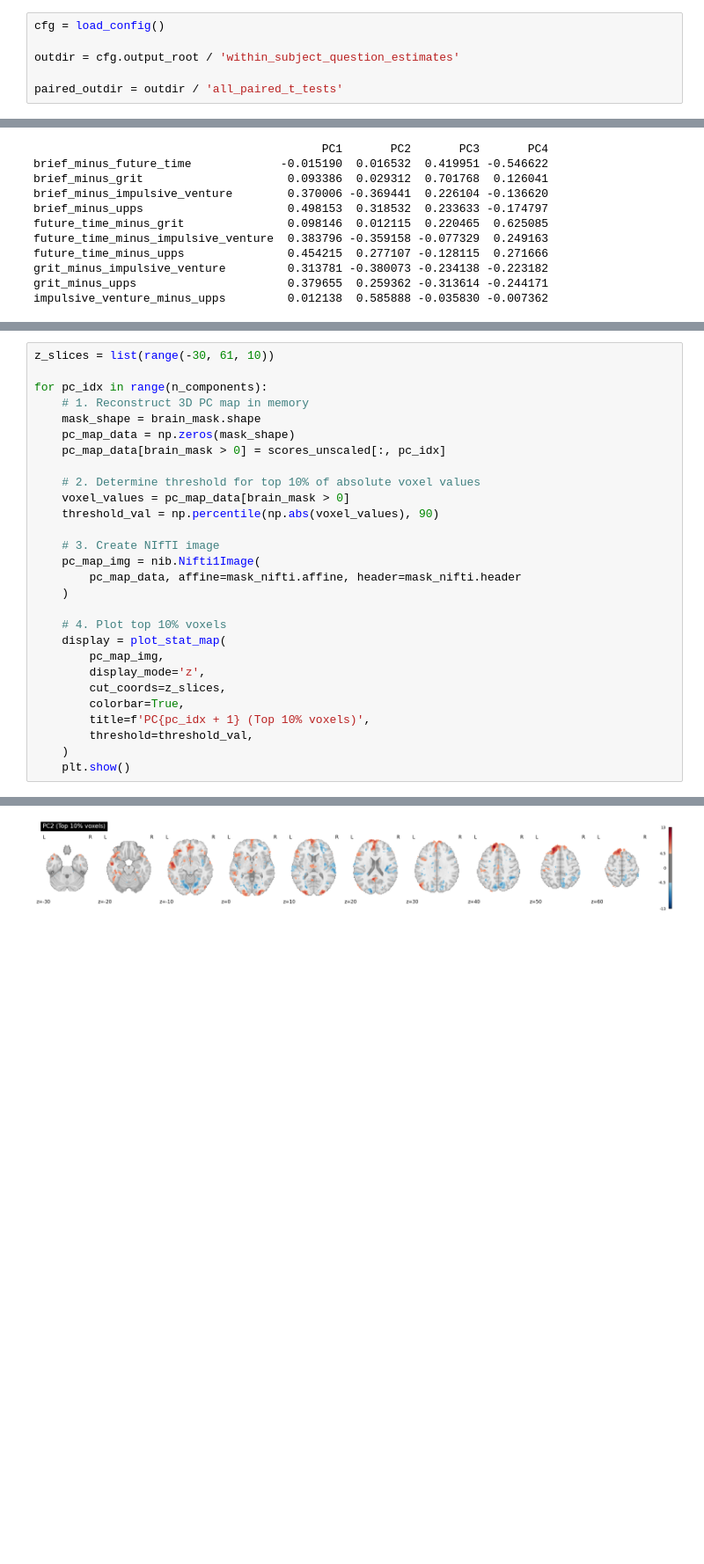
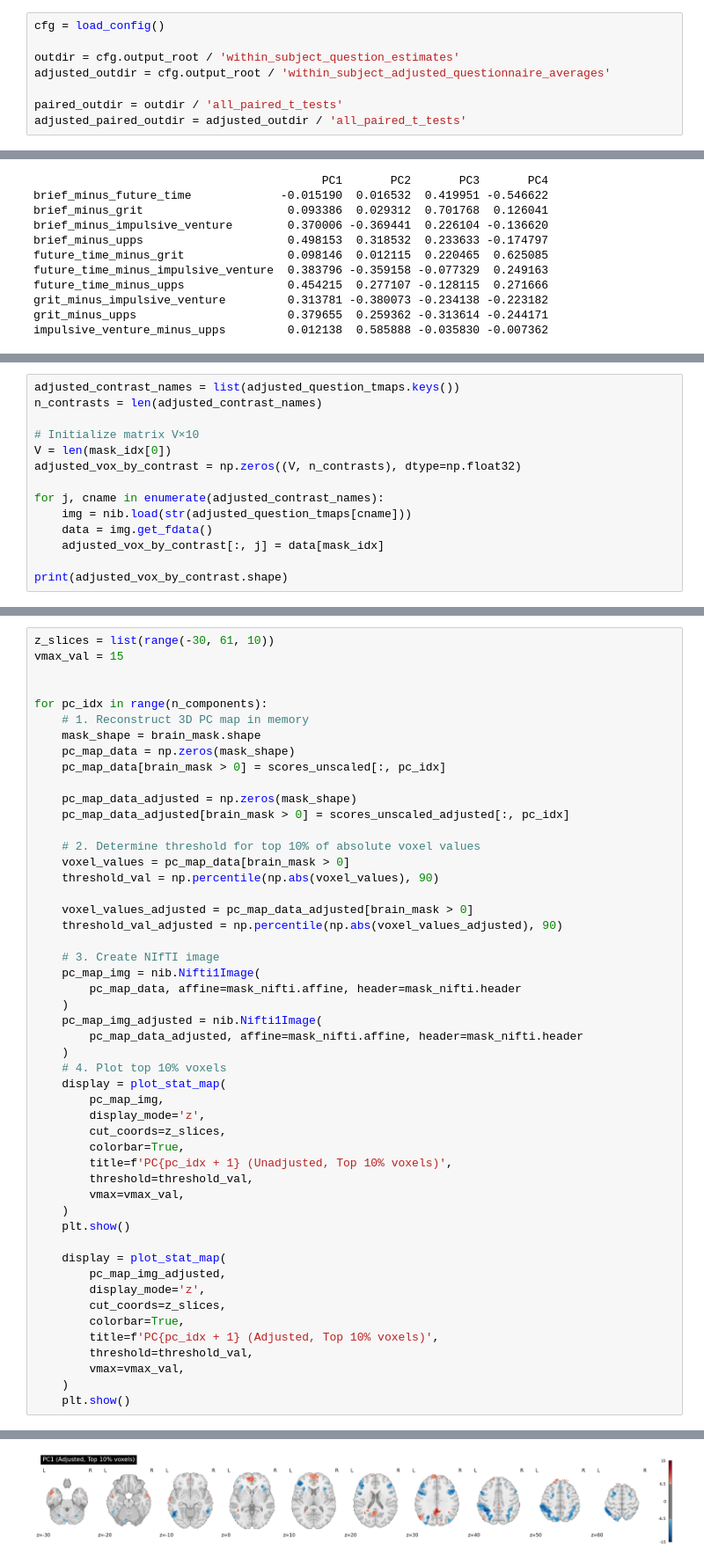
Before and after one commit to jaemonj/survey-medley-code, a Jupyter notebook: analyses/questionnaire_average_multivariate/paired_test_pca.ipynb, the cells around one changed output, grey strips where cells are left out. Shown at 88% size. Saved outputs shown, nothing was run; the diff lists cells and outputs as text; blank space fills up the shorter version.

Commit message:
adding character length adjusted analyses

```diff
--- a/analyses/questionnaire_average_multivariate/paired_test_pca.ipynb
+++ b/analyses/questionnaire_average_multivariate/paired_test_pca.ipynb
@@ -90,8 +93,10 @@ PC1 loadings: A-B=0.54, C-D=-0.33, E-F=0.21
 cfg = load_config()
 
 outdir = cfg.output_root / 'within_subject_question_estimates'
+adjusted_outdir = cfg.output_root / 'within_subject_adjusted_questionnaire_averages'
 
 paired_outdir = outdir / 'all_paired_t_tests'
+adjusted_paired_outdir = adjusted_outdir / 'all_paired_t_tests'
 # %%
 brain_mask_file = (
     cfg.output_root / 'assess_subject_bold_dropout/group_mask_intersection_30pct.nii.gz'
@@ -226,0 +212,14 @@ impulsive_venture_minus_upps         0.012138  0.585888 -0.035830 -0.007362
+# %%
+adjusted_contrast_names = list(adjusted_question_tmaps.keys())
+n_contrasts = len(adjusted_contrast_names)
+
+# Initialize matrix V×10
+V = len(mask_idx[0])
+adjusted_vox_by_contrast = np.zeros((V, n_contrasts), dtype=np.float32)
+
+for j, cname in enumerate(adjusted_contrast_names):
+    img = nib.load(str(adjusted_question_tmaps[cname]))
+    data = img.get_fdata()
+    adjusted_vox_by_contrast[:, j] = data[mask_idx]
+
+print(adjusted_vox_by_contrast.shape)
@@ -227,5 +352,7 @@ impulsive_venture_minus_upps         0.012138  0.585888 -0.035830 -0.007362
 # %%
 z_slices = list(range(-30, 61, 10))
+vmax_val = 15
+
 
 for pc_idx in range(n_components):
     # 1. Reconstruct 3D PC map in memory
@@ -233,23 +360,43 @@ for pc_idx in range(n_components):
     pc_map_data = np.zeros(mask_shape)
     pc_map_data[brain_mask > 0] = scores_unscaled[:, pc_idx]
 
+    pc_map_data_adjusted = np.zeros(mask_shape)
+    pc_map_data_adjusted[brain_mask > 0] = scores_unscaled_adjusted[:, pc_idx]
+
     # 2. Determine threshold for top 10% of absolute voxel values
     voxel_values = pc_map_data[brain_mask > 0]
     threshold_val = np.percentile(np.abs(voxel_values), 90)
+
+    voxel_values_adjusted = pc_map_data_adjusted[brain_mask > 0]
+    threshold_val_adjusted = np.percentile(np.abs(voxel_values_adjusted), 90)
 
     # 3. Create NIfTI image
     pc_map_img = nib.Nifti1Image(
         pc_map_data, affine=mask_nifti.affine, header=mask_nifti.header
     )
-
+    pc_map_img_adjusted = nib.Nifti1Image(
+        pc_map_data_adjusted, affine=mask_nifti.affine, header=mask_nifti.header
+    )
     # 4. Plot top 10% voxels
     display = plot_stat_map(
         pc_map_img,
         display_mode='z',
         cut_coords=z_slices,
         colorbar=True,
-        title=f'PC{pc_idx + 1} (Top 10% voxels)',
+        title=f'PC{pc_idx + 1} (Unadjusted, Top 10% voxels)',
         threshold=threshold_val,
+        vmax=vmax_val,
     )
     plt.show()
+
+    display = plot_stat_map(
+        pc_map_img_adjusted,
+        display_mode='z',
+        cut_coords=z_slices,
+        colorbar=True,
+        title=f'PC{pc_idx + 1} (Adjusted, Top 10% voxels)',
+        threshold=threshold_val,
+        vmax=vmax_val,
+    )
+    plt.show()
 # %% [output]
@@ -257 +404 @@ for pc_idx in range(n_components):
-[figure, old version]
+[figure, new version]
```
Also changed, not shown: parts of 12 cells of this notebook, 7 other files.
